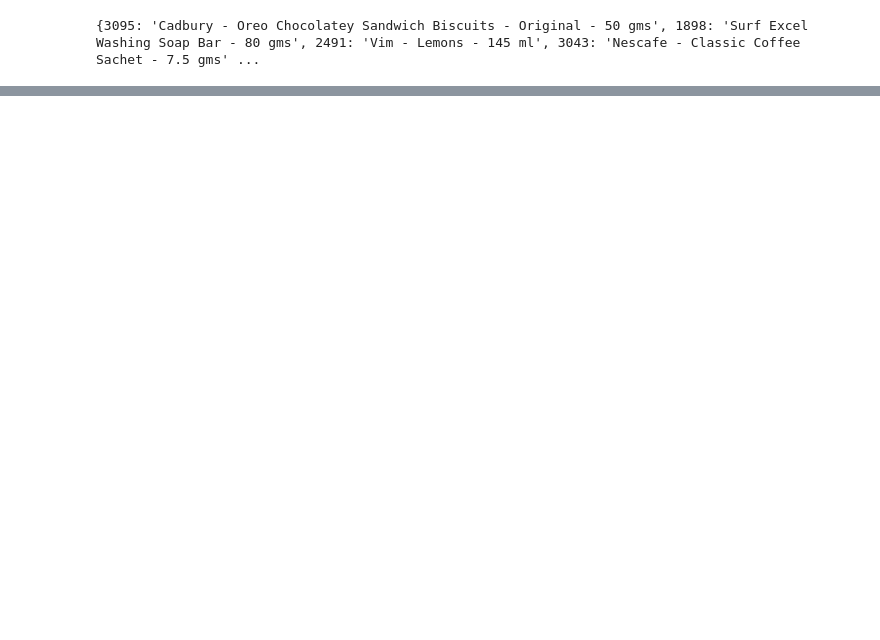
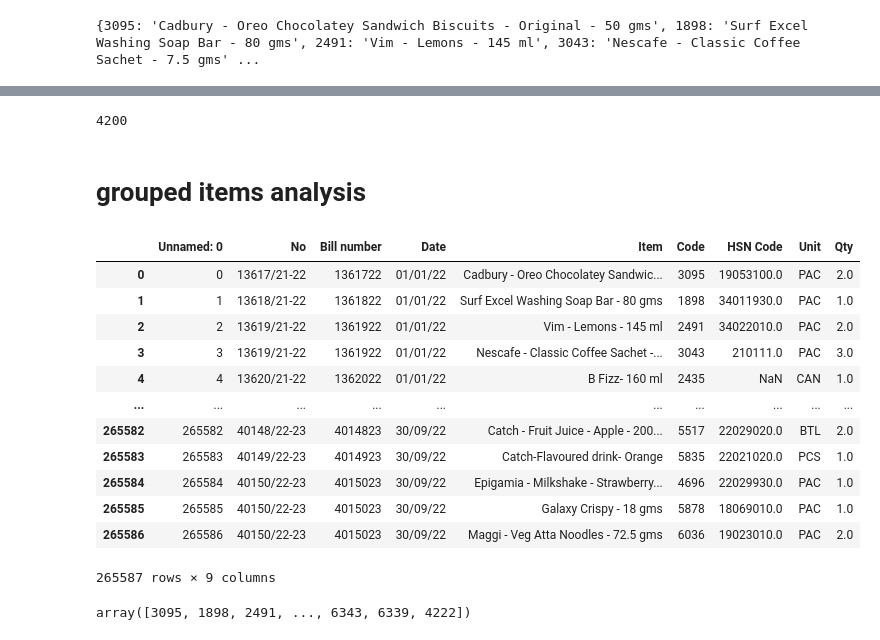
Before and after one commit to rahul-madaan/Market-Analysis-Apriori, a Jupyter notebook: Fuzzy string matching.ipynb, the cells around one changed output, grey strips where cells are left out. Cells and saved outputs as stored; diff of their text form; code cells hidden in the pictures; blank space fills up the shorter version.

```diff
--- a/Fuzzy string matching.ipynb
+++ b/Fuzzy string matching.ipynb
@@ -152,0 +145,4 @@ for i in reduced_similar_groups:
+# %%
+len(excl_merged['Code'].unique())
+# %% [output]
+4200
@@ -152,0 +151,25 @@ for i in reduced_similar_groups:
+# %% [markdown]
+# grouped items analysis
+# %%
+import pandas as pd
+df = pd.read_csv("/Users/rahul.madan/Desktop/CDA course files/project files/datagrabbostorepos/combined_grouped.csv")
+# %%
+df
+# %% [output]
+|  | Unnamed: 0 | No | Bill number | Date | Item | Code | HSN Code | Unit | Qty |
+| 0 | 0 | 13617/21-22 | 1361722 | 01/01/22 | Cadbury - Oreo Chocolatey Sandwic... | 3095 | 19053100.0 | PAC | 2.0 |
+| 1 | 1 | 13618/21-22 | 1361822 | 01/01/22 | Surf Excel Washing Soap Bar - 80 gms | 1898 | 34011930.0 | PAC | 1.0 |
+| 2 | 2 | 13619/21-22 | 1361922 | 01/01/22 | Vim - Lemons - 145 ml | 2491 | 34022010.0 | PAC | 2.0 |
+| 3 | 3 | 13619/21-22 | 1361922 | 01/01/22 | Nescafe - Classic Coffee Sachet -... | 3043 | 210111.0 | PAC | 3.0 |
+| 4 | 4 | 13620/21-22 | 1362022 | 01/01/22 | B Fizz- 160 ml | 2435 | NaN | CAN | 1.0 |
+| ... | ... | ... | ... | ... | ... | ... | ... | ... | ... |
+| 265582 | 265582 | 40148/22-23 | 4014823 | 30/09/22 | Catch - Fruit Juice - Apple - 200... | 5517 | 22029020.0 | BTL | 2.0 |
+| 265583 | 265583 | 40149/22-23 | 4014923 | 30/09/22 | Catch-Flavoured drink- Orange | 5835 | 22021020.0 | PCS | 1.0 |
+| 265584 | 265584 | 40150/22-23 | 4015023 | 30/09/22 | Epigamia - Milkshake - Strawberry... | 4696 | 22029930.0 | PAC | 1.0 |
+| 265585 | 265585 | 40150/22-23 | 4015023 | 30/09/22 | Galaxy Crispy - 18 gms | 5878 | 18069010.0 | PAC | 1.0 |
+| 265586 | 265586 | 40150/22-23 | 4015023 | 30/09/22 | Maggi - Veg Atta Noodles - 72.5 gms | 6036 | 19023010.0 | PAC | 2.0 |
+265587 rows × 9 columns
+# %%
+df['Code'].unique()
+# %% [output]
+array([3095, 1898, 2491, ..., 6343, 6339, 4222])
```
Also changed, not shown: parts of 14 cells of this notebook, 2 other files.
